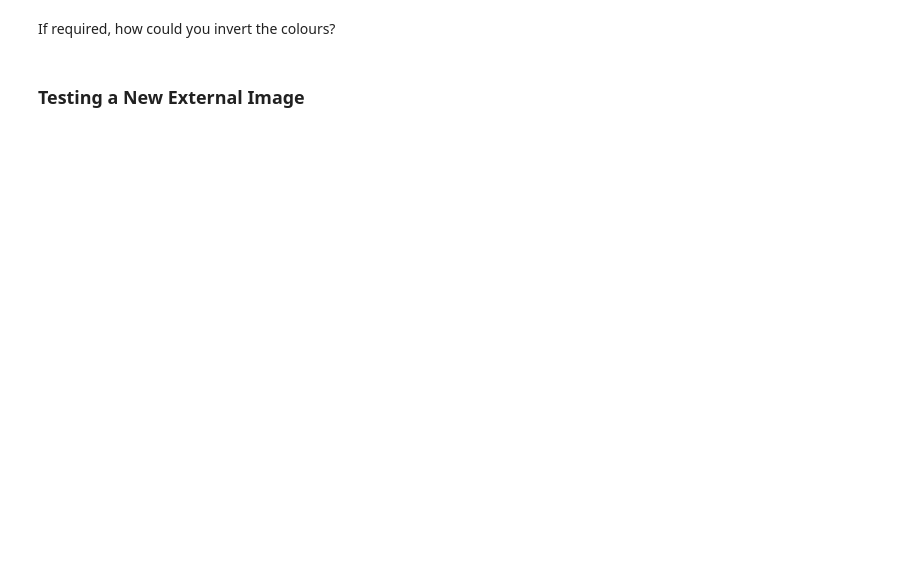
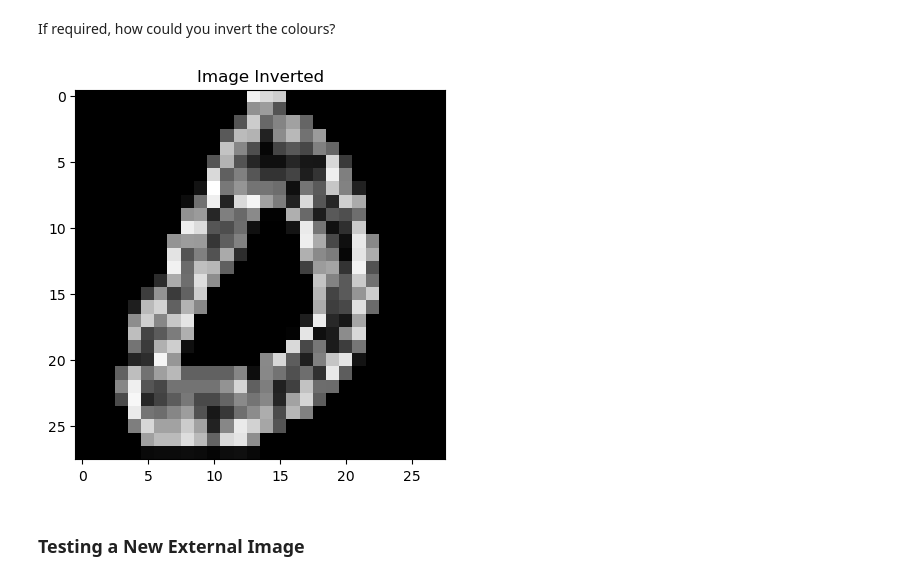
Before and after one commit to 0xC000005/APS360, a Jupyter notebook: Tutorials/Tutorial2/Tut_2_Multi_Class_ANN.ipynb, the cells around one changed output. Cells and saved outputs as stored; diff of their text form; code cells hidden in the pictures; blank space fills up the shorter version.

```diff
--- a/Tutorials/Tutorial2/Tut_2_Multi_Class_ANN.ipynb
+++ b/Tutorials/Tutorial2/Tut_2_Multi_Class_ANN.ipynb
@@ -320,5 +374,13 @@ print(np.amin(img_resized))
 # %% [markdown]
 If required, how could you invert the colours?
+# %%
+# invert the colours
+img_invert = 1 - img_resized
+plt.title("Image Inverted")
+plt.imshow(img_invert, cmap="Greys")
+plt.show()
+# %% [output]
+[figure, added]
 # %% [markdown]
 ### Testing a New External Image
 # %%
```
Also changed, not shown: parts of 19 cells of this notebook.
